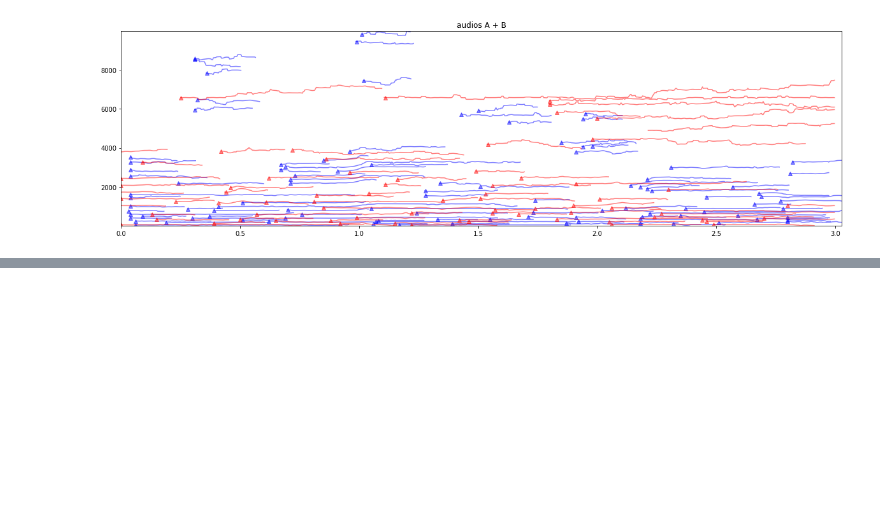
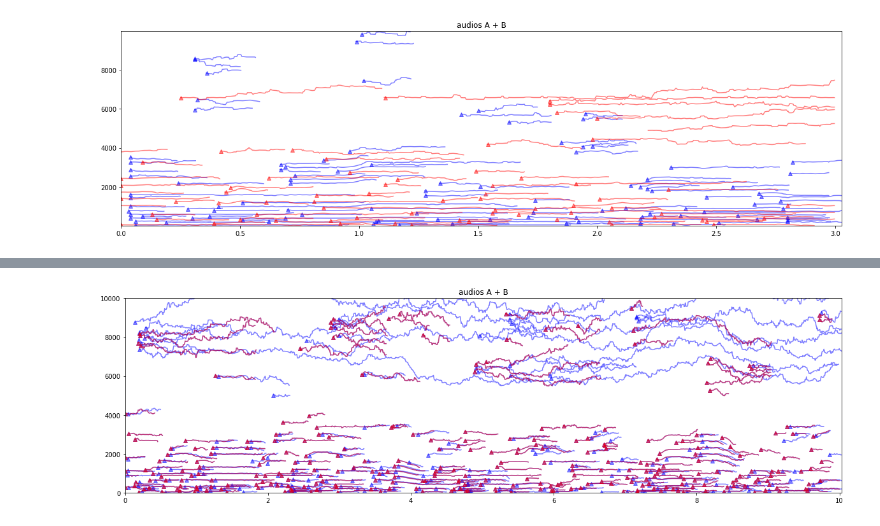
Before and after one commit to arthurtofani/sin-mod-fingerprint, a Jupyter notebook: Sinusoidal Model 3.ipynb, the cells around one changed output, grey strips where cells are left out. Saved outputs shown, nothing was run; the diff lists cells and outputs as text; code cells hidden in the pictures; blank space fills up the shorter version.

```diff
--- a/Sinusoidal Model 3.ipynb
+++ b/Sinusoidal Model 3.ipynb
@@ -113,0 +88,5 @@ asm2.lines
+# %%
+smp = SineModelPlotter([asm2, asm])
+smp.plot('audios A + B')
+# %% [output]
+[figure, added]
```
Also changed, not shown: parts of 8 cells of this notebook, 5 other files.
